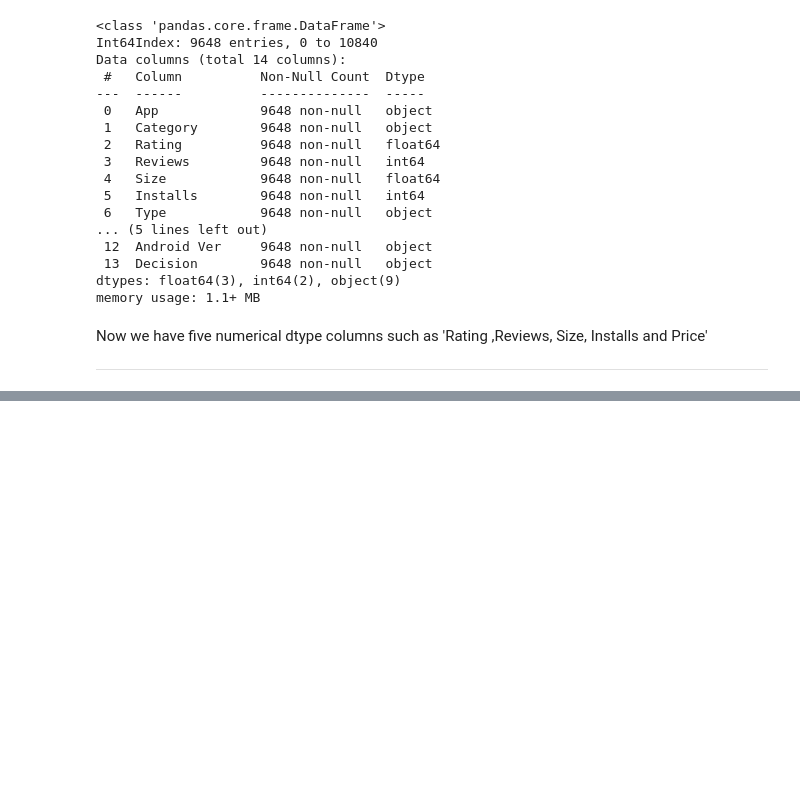
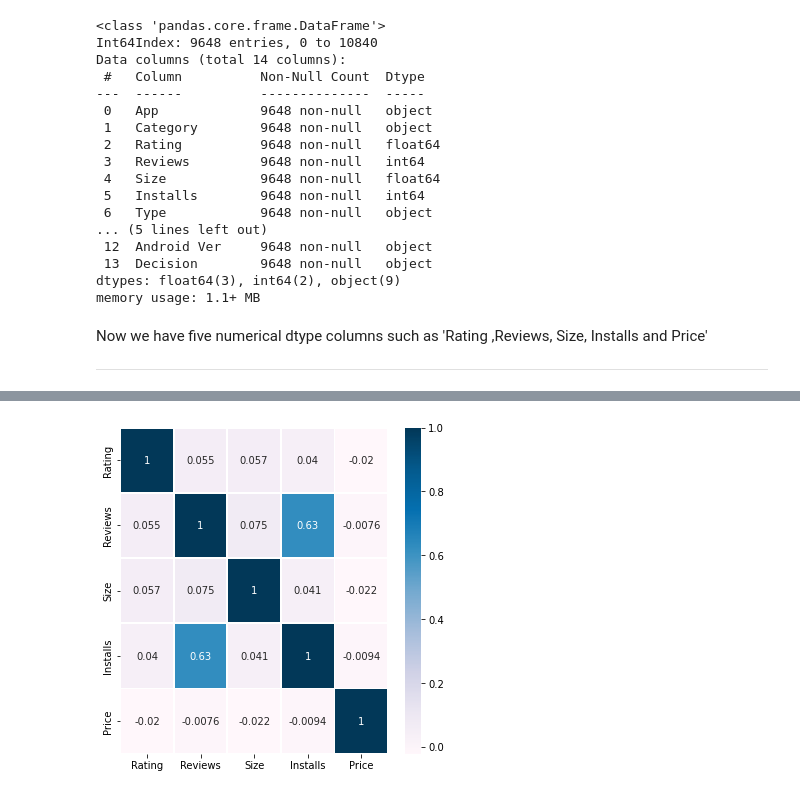
Before and after one commit to AjayUnique/EDA-playstore-app, a Jupyter notebook: Ajay_Tiwari_playstore.ipynb, the cells around one changed output, grey strips where cells are left out. Cells and saved outputs as stored; diff of their text form; code cells hidden in the pictures; blank space fills up the shorter version.

```diff
--- a/Ajay_Tiwari_playstore.ipynb
+++ b/Ajay_Tiwari_playstore.ipynb
@@ -339,0 +356,6 @@ Now we have five numerical dtype columns such as 'Rating ,Reviews, Size, Install
+# %%
+plt.figure(figsize=(6,6))
+sns.heatmap(playdf.corr(),annot=True,linewidths=0.8,cmap='PuBu')
+plt.show()
+# %% [output]
+[figure, added]
```
Also changed, not shown: parts of 13 cells of this notebook.
